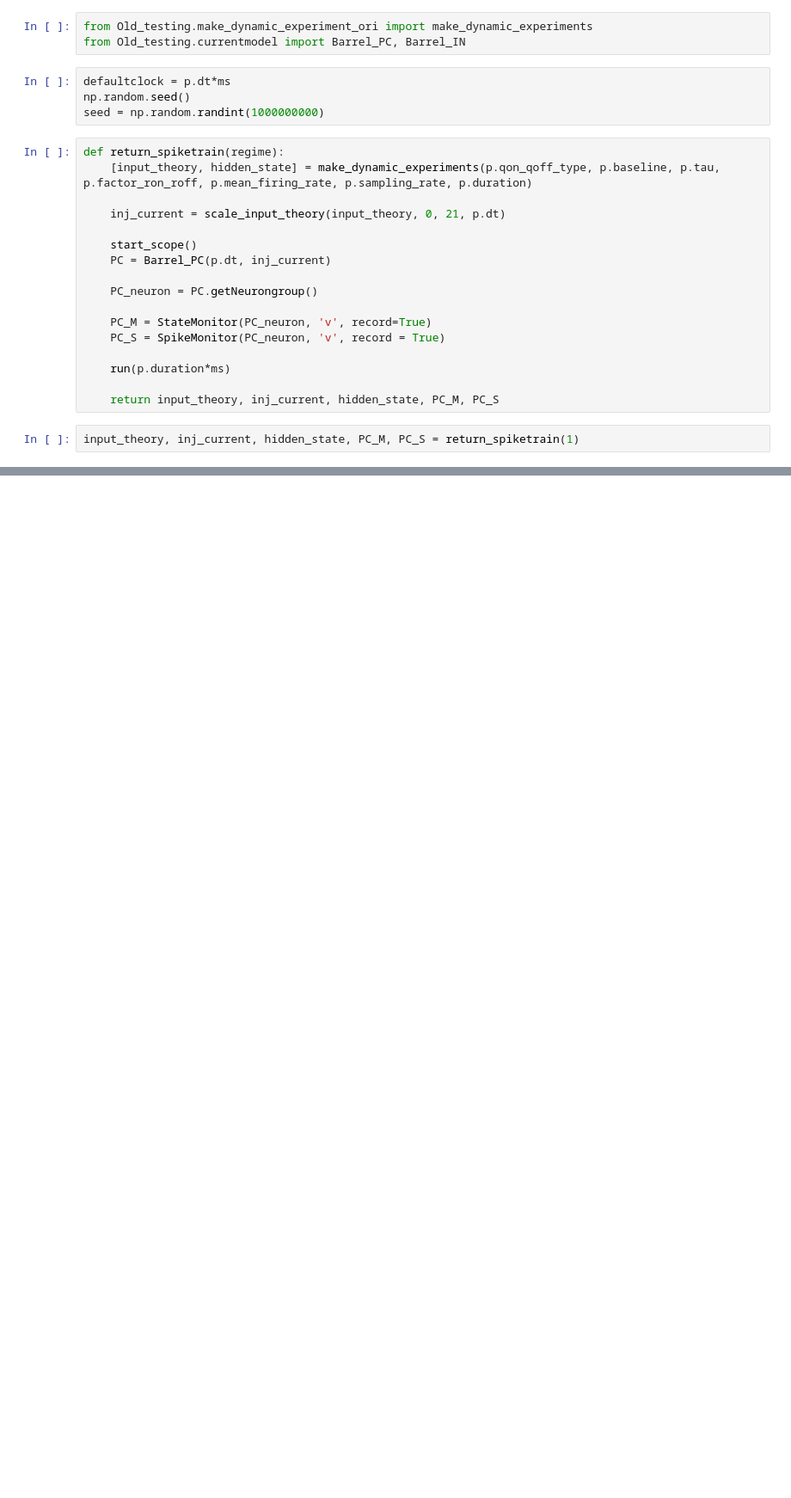
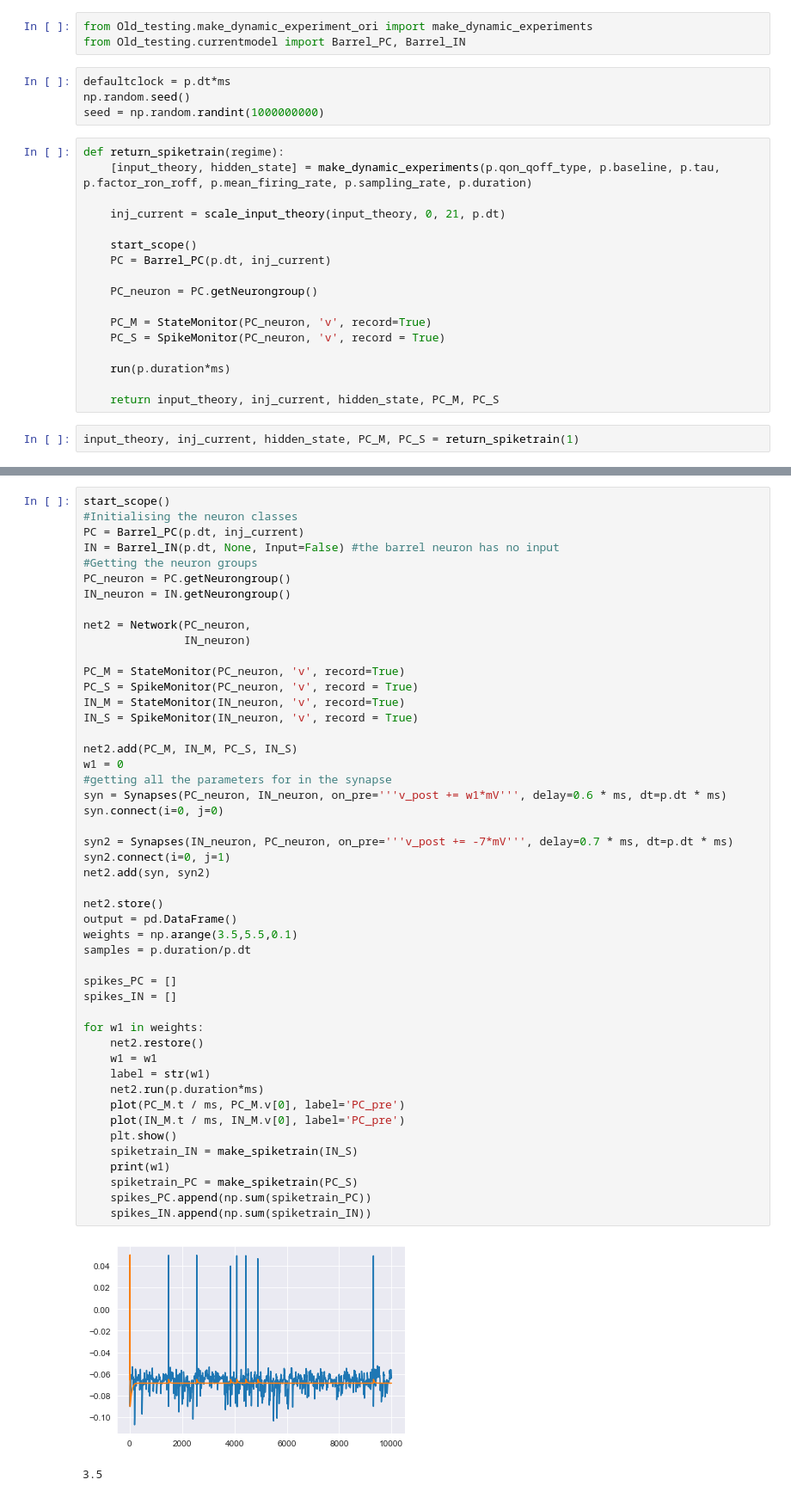
Before and after one commit to LaurenKeizer/BachelorStage, a Jupyter notebook: TestingVariables/PC_spiking.ipynb, the cells around one changed output, grey strips where cells are left out. Shown at 86% size. Cells and saved outputs as stored; diff of their text form; blank space fills up the shorter version.

Commit message:
Current state with negative MI

```diff
--- a/TestingVariables/PC_spiking.ipynb
+++ b/TestingVariables/PC_spiking.ipynb
@@ -96,0 +52,51 @@ plt.plot(output['MI_i'])
+# %%
+start_scope()
+#Initialising the neuron classes
+PC = Barrel_PC(p.dt, inj_current)
+IN = Barrel_IN(p.dt, None, Input=False) #the barrel neuron has no input
+#Getting the neuron groups
+PC_neuron = PC.getNeurongroup()
+IN_neuron = IN.getNeurongroup()
+
+net2 = Network(PC_neuron,
+               IN_neuron)
+
+PC_M = StateMonitor(PC_neuron, 'v', record=True)
+PC_S = SpikeMonitor(PC_neuron, 'v', record = True)
+IN_M = StateMonitor(IN_neuron, 'v', record=True)
+IN_S = SpikeMonitor(IN_neuron, 'v', record = True)
+
+net2.add(PC_M, IN_M, PC_S, IN_S)
+w1 = 0
+#getting all the parameters for in the synapse
+syn = Synapses(PC_neuron, IN_neuron, on_pre='''v_post += w1*mV''', delay=0.6 * ms, dt=p.dt * ms)
+syn.connect(i=0, j=0)
+
+syn2 = Synapses(IN_neuron, PC_neuron, on_pre='''v_post += -7*mV''', delay=0.7 * ms, dt=p.dt * ms)
+syn2.connect(i=0, j=1)
+net2.add(syn, syn2)
+
+net2.store()
+output = pd.DataFrame()
+weights = np.arange(3.5,5.5,0.1)
+samples = p.duration/p.dt
+
+spikes_PC = []
+spikes_IN = []
+
+for w1 in weights:
+    net2.restore()
+    w1 = w1
+    label = str(w1)
+    net2.run(p.duration*ms)
+    plot(PC_M.t / ms, PC_M.v[0], label='PC_pre')
+    plot(IN_M.t / ms, IN_M.v[0], label='PC_pre')
+    plt.show()
+    spiketrain_IN = make_spiketrain(IN_S)
+    print(w1)
+    spiketrain_PC = make_spiketrain(PC_S)
+    spikes_PC.append(np.sum(spiketrain_PC))
+    spikes_IN.append(np.sum(spiketrain_IN))
+# %% [output]
+[figure, added]
+3.5
```
Also changed, not shown: parts of 15 cells of this notebook, 10 other files.
